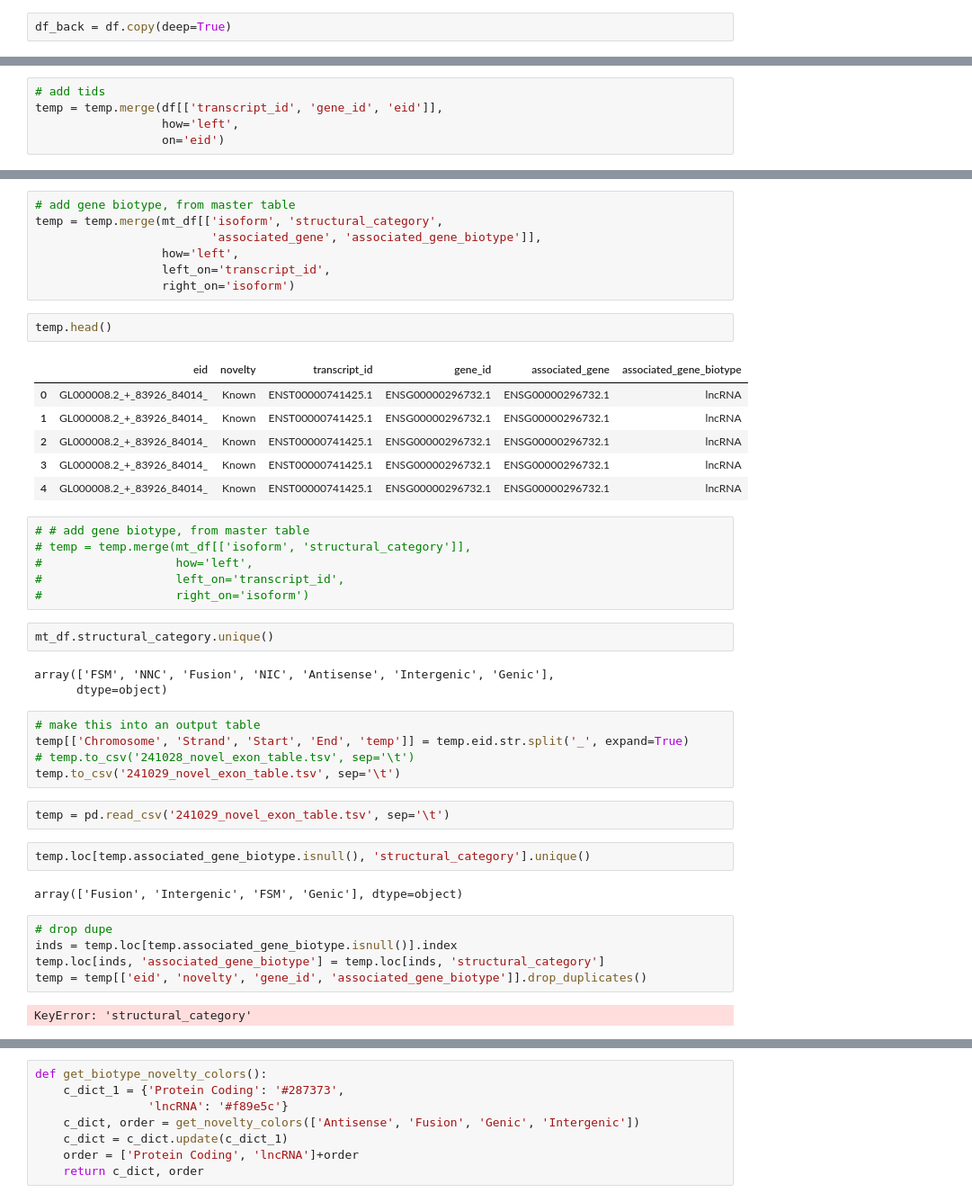
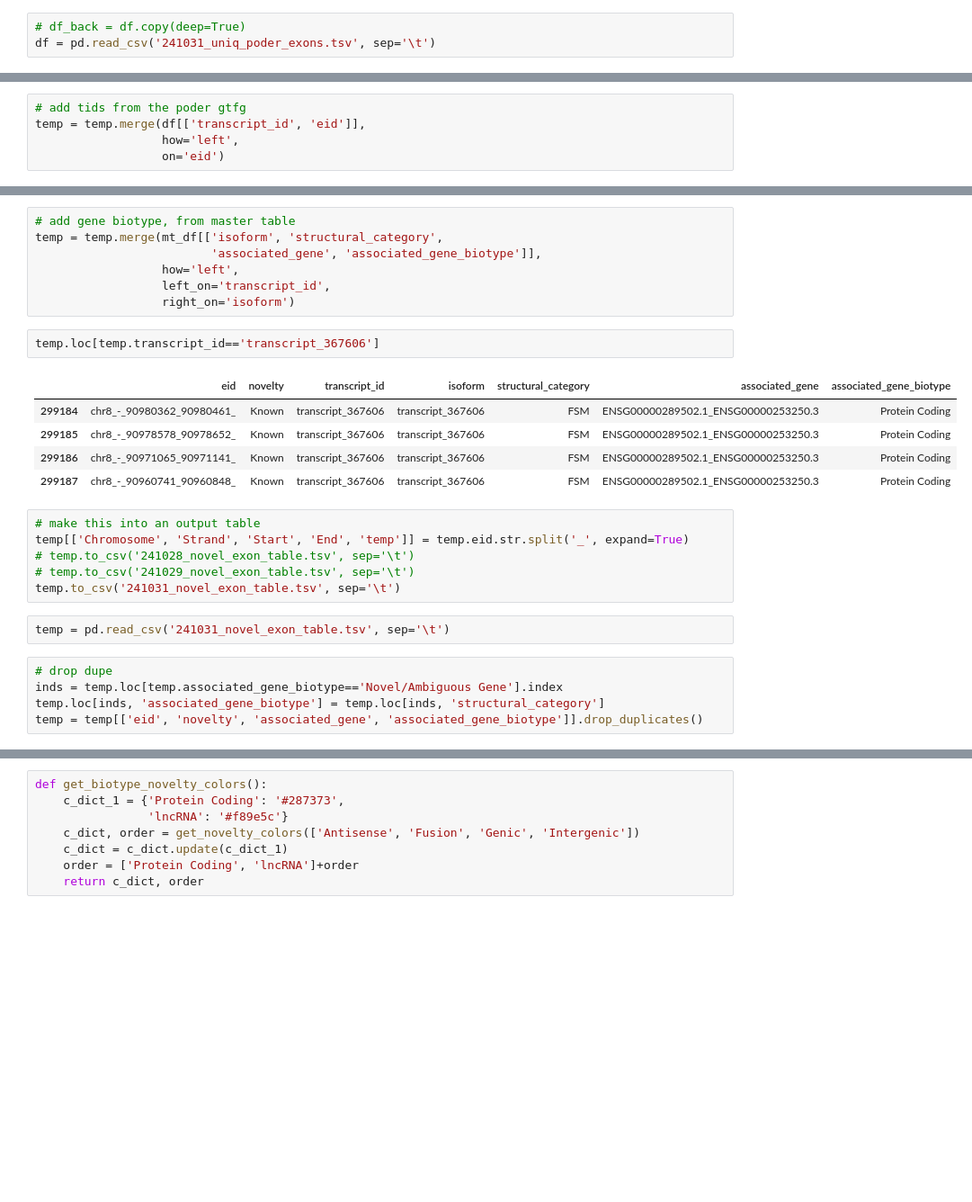
Before and after one commit to fairliereese/240903_pt, a Jupyter notebook: analysis/characterize_novel_exons.ipynb, the cells around one changed output, grey strips where cells are left out. Shown at 90% size. Saved outputs shown, nothing was run; the diff lists cells and outputs as text; blank space fills up the shorter version.

```diff
--- a/analysis/characterize_novel_exons.ipynb
+++ b/analysis/characterize_novel_exons.ipynb
@@ -176,7 +180,8 @@ clean_figure(ax)
 # %% [markdown]
 ## But what % of completely novel exons come from known genes?
 # %%
-df_back = df.copy(deep=True)
+# df_back = df.copy(deep=True)
+df = pd.read_csv('241031_uniq_poder_exons.tsv', sep='\t')
 # %%
 mt_df = pd.read_csv('../data/05_mastertable/poder_master_table.tsv', sep='\t')
 # mt_df = mt_df.loc[mt_df['filter']=='pass']
@@ -201,8 +215,8 @@ df = make_exon_id(df)
 # %%
 # temp = temp.loc[temp.novelty.isin(['Novel', "Novel 5'/3"])]
 # %%
-# add tids
-temp = temp.merge(df[['transcript_id', 'gene_id', 'eid']],
+# add tids from the poder gtfg
+temp = temp.merge(df[['transcript_id', 'eid']],
                   how='left',
                   on='eid')
 # %%
@@ -215,40 +229,23 @@ temp = temp.merge(mt_df[['isoform', 'structural_category',
                   left_on='transcript_id',
                   right_on='isoform')
 # %%
-temp.head()
+temp.loc[temp.transcript_id=='transcript_367606']
 # %% [output]
-|  | eid | novelty | transcript_id | gene_id | associated_gene | associated_gene_biotype |
-| 0 | GL000008.2_+_83926_84014_ | Known | ENST00000741425.1 | ENSG00000296732.1 | ENSG00000296732.1 | lncRNA |
-| 1 | GL000008.2_+_83926_84014_ | Known | ENST00000741425.1 | ENSG00000296732.1 | ENSG00000296732.1 | lncRNA |
-| 2 | GL000008.2_+_83926_84014_ | Known | ENST00000741425.1 | ENSG00000296732.1 | ENSG00000296732.1 | lncRNA |
-| 3 | GL000008.2_+_83926_84014_ | Known | ENST00000741425.1 | ENSG00000296732.1 | ENSG00000296732.1 | lncRNA |
-| 4 | GL000008.2_+_83926_84014_ | Known | ENST00000741425.1 | ENSG00000296732.1 | ENSG00000296732.1 | lncRNA |
+|  | eid | novelty | transcript_id | isoform | structural_category | associated_gene | associated_gene_biotype |
+| 299184 | chr8_-_90980362_90980461_ | Known | transcript_367606 | transcript_367606 | FSM | ENSG00000289502.1_ENSG00000253250.3 | Protein Coding |
+| 299185 | chr8_-_90978578_90978652_ | Known | transcript_367606 | transcript_367606 | FSM | ENSG00000289502.1_ENSG00000253250.3 | Protein Coding |
+| 299186 | chr8_-_90971065_90971141_ | Known | transcript_367606 | transcript_367606 | FSM | ENSG00000289502.1_ENSG00000253250.3 | Protein Coding |
+| 299187 | chr8_-_90960741_90960848_ | Known | transcript_367606 | transcript_367606 | FSM | ENSG00000289502.1_ENSG00000253250.3 | Protein Coding |
-# %%
-# # add gene biotype, from master table
-# temp = temp.merge(mt_df[['isoform', 'structural_category']],
-#                   how='left',
-#                   left_on='transcript_id',
-#                   right_on='isoform')
-# %%
-mt_df.structural_category.unique()
-# %% [output]
-array(['FSM', 'NNC', 'Fusion', 'NIC', 'Antisense', 'Intergenic', 'Genic'],
-      dtype=object)
 # %%
 # make this into an output table
 temp[['Chromosome', 'Strand', 'Start', 'End', 'temp']] = temp.eid.str.split('_', expand=True)
 # temp.to_csv('241028_novel_exon_table.tsv', sep='\t')
-temp.to_csv('241029_novel_exon_table.tsv', sep='\t')
+# temp.to_csv('241029_novel_exon_table.tsv', sep='\t')
+temp.to_csv('241031_novel_exon_table.tsv', sep='\t')
 # %%
-temp = pd.read_csv('241029_novel_exon_table.tsv', sep='\t')
+temp = pd.read_csv('241031_novel_exon_table.tsv', sep='\t')
-# %%
-temp.loc[temp.associated_gene_biotype.isnull(), 'structural_category'].unique()
-# %% [output]
-array(['Fusion', 'Intergenic', 'FSM', 'Genic'], dtype=object)
 # %%
 # drop dupe
-inds = temp.loc[temp.associated_gene_biotype.isnull()].index
+inds = temp.loc[temp.associated_gene_biotype=='Novel/Ambiguous Gene'].index
 temp.loc[inds, 'associated_gene_biotype'] = temp.loc[inds, 'structural_category']
-temp = temp[['eid', 'novelty', 'gene_id', 'associated_gene_biotype']].drop_duplicates()
+temp = temp[['eid', 'novelty', 'associated_gene', 'associated_gene_biotype']].drop_duplicates()
-# %% [output]
-KeyError: 'structural_category'
```
Also changed, not shown: parts of 15 cells of this notebook, 11 other files.
